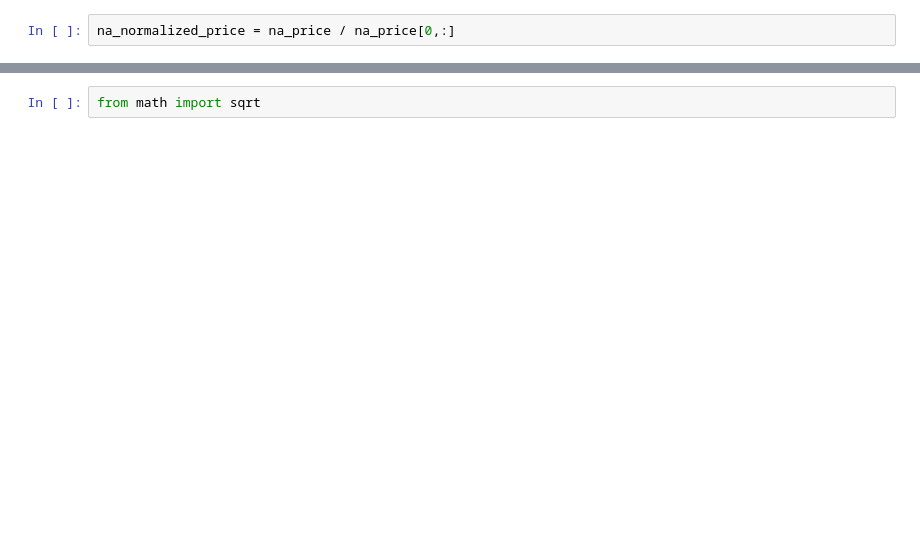
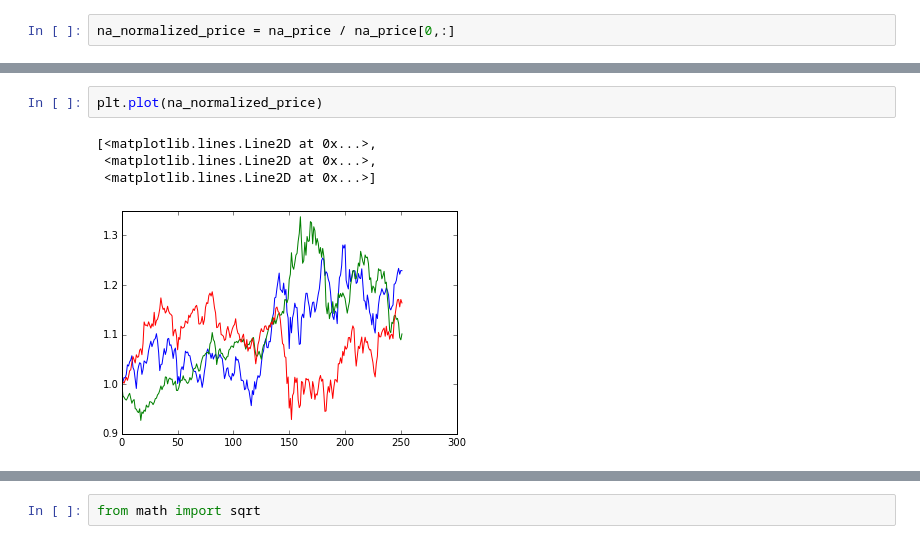
Before and after one commit to davidanderson/computational-investing, a Jupyter notebook: homework1/homework1.ipynb, the cells around one changed output, grey strips where cells are left out. Cells and saved outputs as stored; diff of their text form; blank space fills up the shorter version.

```diff
--- a/homework1/homework1.ipynb
+++ b/homework1/homework1.ipynb
@@ -59,3 +63,10 @@ array([[ 1.        ,  1.        ,  1.        ,  1.        ],
+# %%
+plt.plot(na_normalized_price)
+# %% [output]
+[<matplotlib.lines.Line2D at 0x...>,
+ <matplotlib.lines.Line2D at 0x...>,
+ <matplotlib.lines.Line2D at 0x...>]
+[figure, added]
 # %%
 na_alloc_norm_price = na_normalized_price * ls_alloc
 na_alloc_norm_price
```
Also changed, not shown: parts of 15 cells of this notebook, 1 other file.
